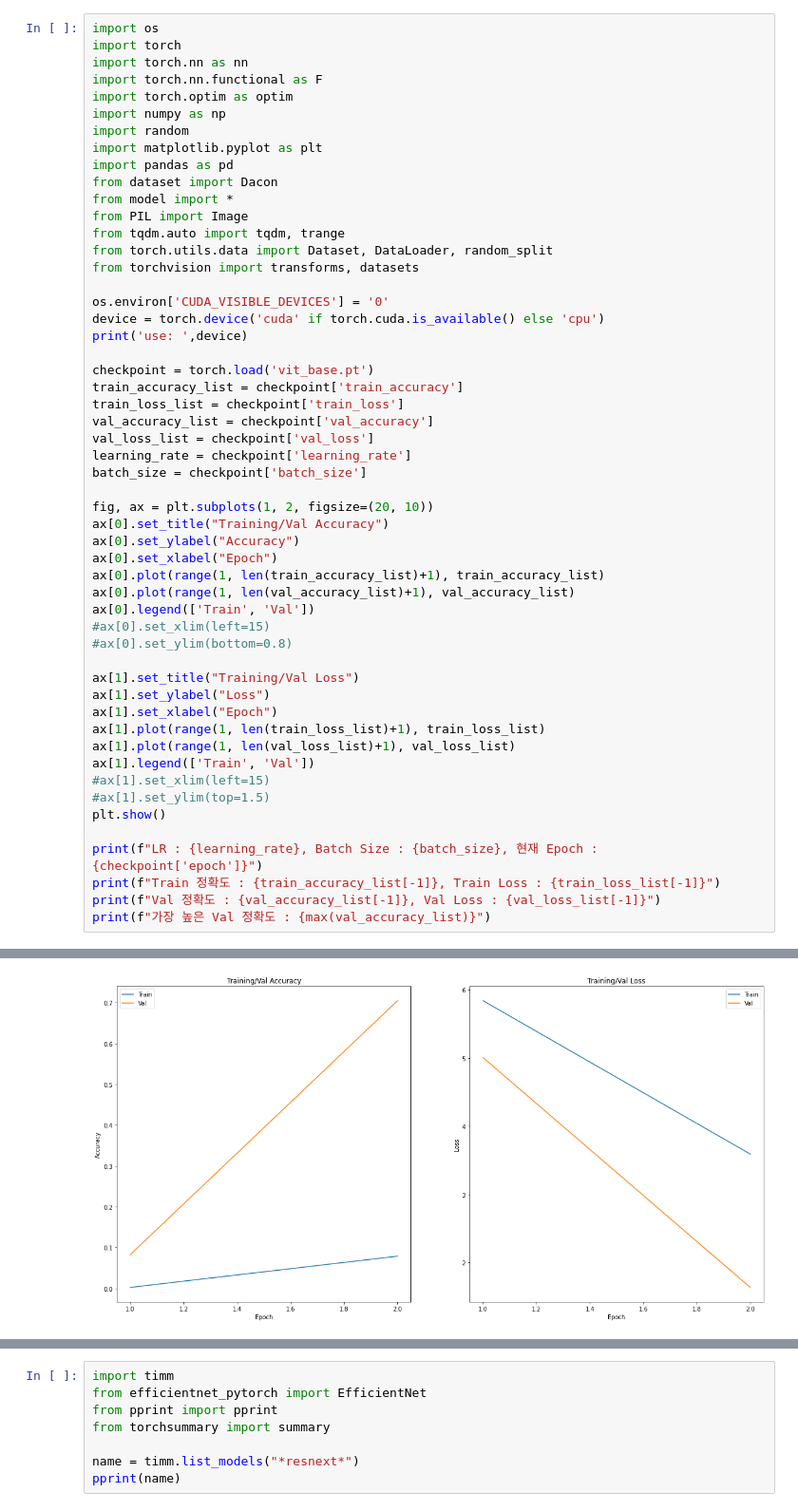
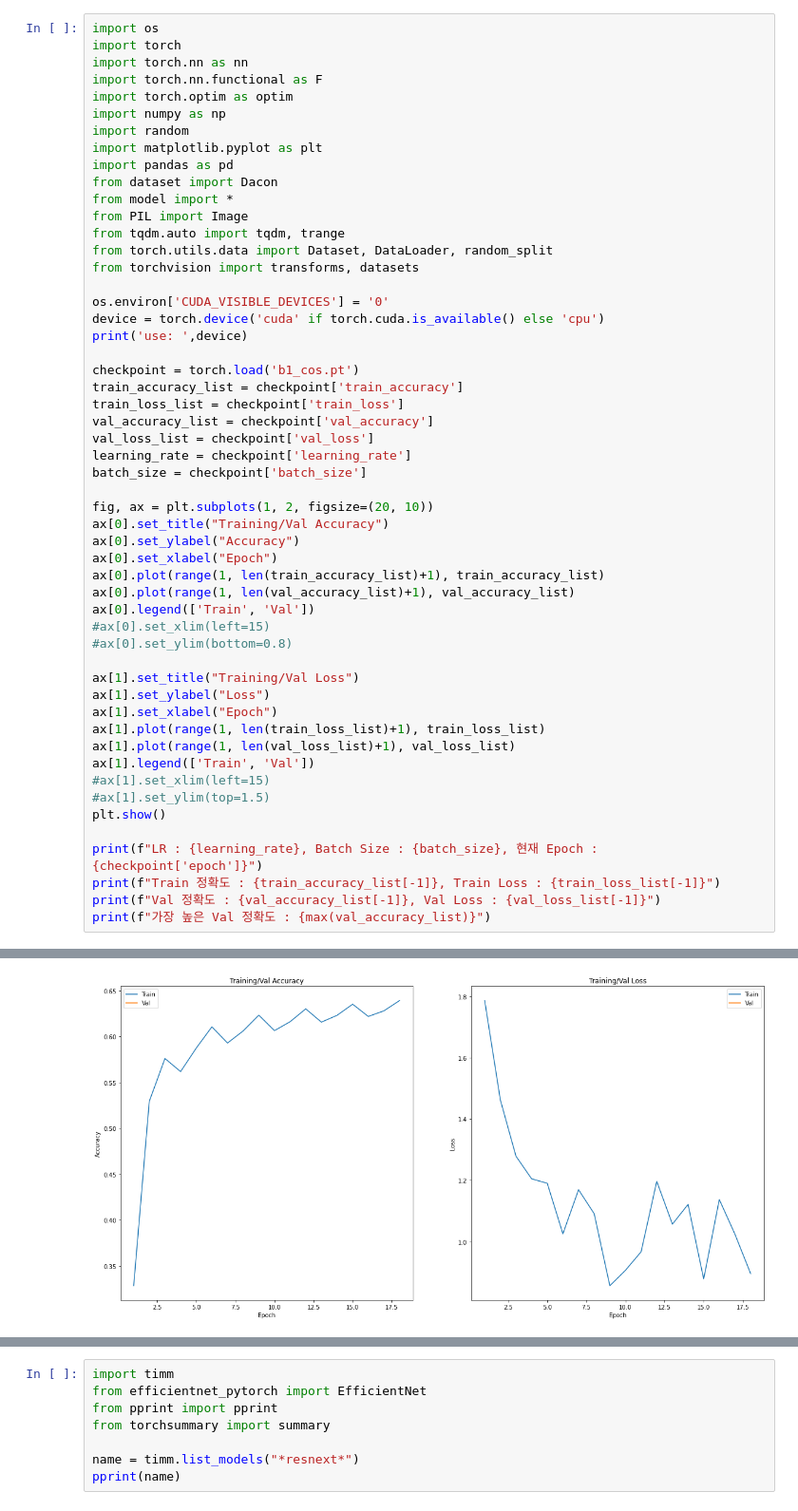
Before and after one commit to CreamNuts/Dacon_landmark, a Jupyter notebook: Train.ipynb, the cells around one changed output, grey strips where cells are left out. Shown at 95% size. Saved outputs shown, nothing was run; the diff lists cells and outputs as text.

```diff
--- a/Train.ipynb
+++ b/Train.ipynb
@@ -19,38 +19,38 @@ os.environ['CUDA_VISIBLE_DEVICES'] = '0'
 device = torch.device('cuda' if torch.cuda.is_available() else 'cpu')
 print('use: ',device)
 
-checkpoint = torch.load('vit_base.pt')
+checkpoint = torch.load('b1_cos.pt')
 train_accuracy_list = checkpoint['train_accuracy']
 train_loss_list = checkpoint['train_loss']
 val_accuracy_list = checkpoint['val_accuracy']
 val_loss_list = checkpoint['val_loss']
 learning_rate = checkpoint['learning_rate']
 batch_size = checkpoint['batch_size']
 
 fig, ax = plt.subplots(1, 2, figsize=(20, 10))
 ax[0].set_title("Training/Val Accuracy")
 ax[0].set_ylabel("Accuracy")
 ax[0].set_xlabel("Epoch")
 ax[0].plot(range(1, len(train_accuracy_list)+1), train_accuracy_list)
 ax[0].plot(range(1, len(val_accuracy_list)+1), val_accuracy_list)
 ax[0].legend(['Train', 'Val'])
 #ax[0].set_xlim(left=15)
 #ax[0].set_ylim(bottom=0.8)
 
 ax[1].set_title("Training/Val Loss")
 ax[1].set_ylabel("Loss")
 ax[1].set_xlabel("Epoch")
 ax[1].plot(range(1, len(train_loss_list)+1), train_loss_list)
 ax[1].plot(range(1, len(val_loss_list)+1), val_loss_list)
 ax[1].legend(['Train', 'Val'])
 #ax[1].set_xlim(left=15)
 #ax[1].set_ylim(top=1.5)
 plt.show()
 
 print(f"LR : {learning_rate}, Batch Size : {batch_size}, 현재 Epoch : {checkpoint['epoch']}")
 print(f"Train 정확도 : {train_accuracy_list[-1]}, Train Loss : {train_loss_list[-1]}")
 print(f"Val 정확도 : {val_accuracy_list[-1]}, Val Loss : {val_loss_list[-1]}")
 print(f"가장 높은 Val 정확도 : {max(val_accuracy_list)}")
 # %% [output]
 use:  cuda
-[figure, old version]
+[figure, new version]
```
Also changed, not shown: parts of 1 cell of this notebook, 2 other files.
